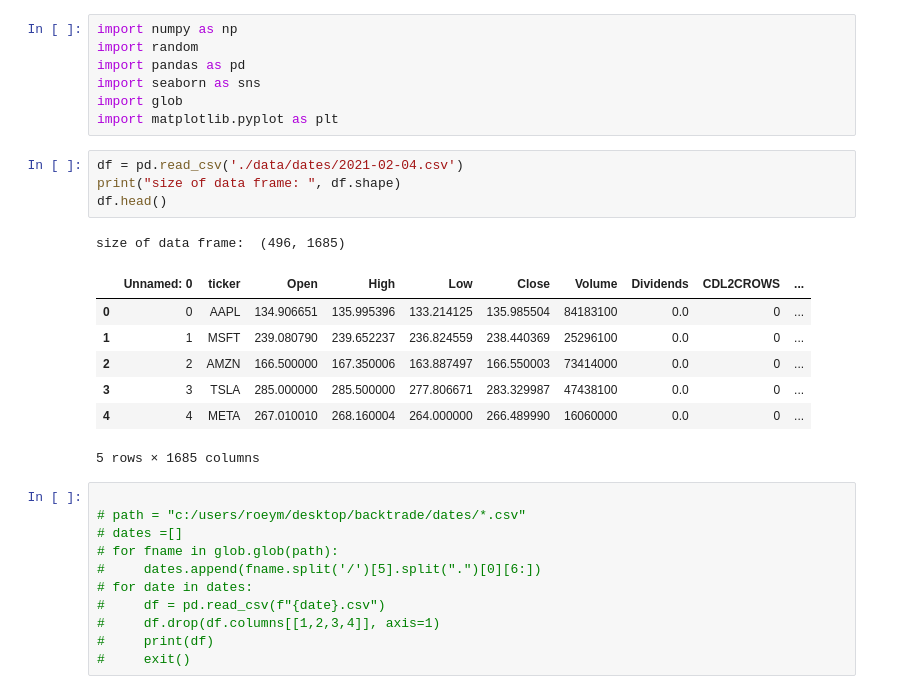
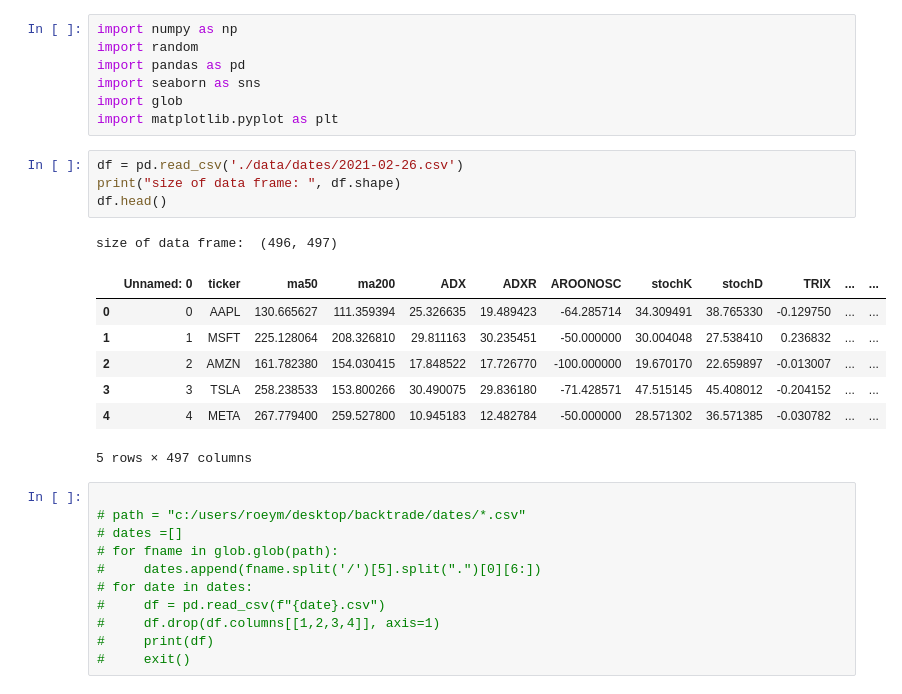
Before and after one commit to roeimichael/BackTrade, a Jupyter notebook: preprocessing observations.ipynb, the cells around one changed output. Cells and saved outputs as stored; diff of their text form.

```diff
--- a/preprocessing observations.ipynb
+++ b/preprocessing observations.ipynb
@@ -6,18 +6,18 @@ import seaborn as sns
 import glob
 import matplotlib.pyplot as plt
 # %%
-df = pd.read_csv('./data/dates/2021-02-04.csv')
+df = pd.read_csv('./data/dates/2021-02-26.csv')
 print("size of data frame: ", df.shape)
 df.head()
 # %% [output]
-size of data frame:  (496, 1685)
+size of data frame:  (496, 497)
-|  | Unnamed: 0 | ticker | Open | High | Low | Close | Volume | Dividends | CDL2CROWS | ... |
-| 0 | 0 | AAPL | 134.906651 | 135.995396 | 133.214125 | 135.985504 | 84183100 | 0.0 | 0 | ... |
-| 1 | 1 | MSFT | 239.080790 | 239.652237 | 236.824559 | 238.440369 | 25296100 | 0.0 | 0 | ... |
-| 2 | 2 | AMZN | 166.500000 | 167.350006 | 163.887497 | 166.550003 | 73414000 | 0.0 | 0 | ... |
-| 3 | 3 | TSLA | 285.000000 | 285.500000 | 277.806671 | 283.329987 | 47438100 | 0.0 | 0 | ... |
-| 4 | 4 | META | 267.010010 | 268.160004 | 264.000000 | 266.489990 | 16060000 | 0.0 | 0 | ... |
+|  | Unnamed: 0 | ticker | ma50 | ma200 | ADX | ADXR | AROONOSC | stochK | stochD | TRIX | ... | ... |
+| 0 | 0 | AAPL | 130.665627 | 111.359394 | 25.326635 | 19.489423 | -64.285714 | 34.309491 | 38.765330 | -0.129750 | ... | ... |
+| 1 | 1 | MSFT | 225.128064 | 208.326810 | 29.811163 | 30.235451 | -50.000000 | 30.004048 | 27.538410 | 0.236832 | ... | ... |
+| 2 | 2 | AMZN | 161.782380 | 154.030415 | 17.848522 | 17.726770 | -100.000000 | 19.670170 | 22.659897 | -0.013007 | ... | ... |
+| 3 | 3 | TSLA | 258.238533 | 153.800266 | 30.490075 | 29.836180 | -71.428571 | 47.515145 | 45.408012 | -0.204152 | ... | ... |
+| 4 | 4 | META | 267.779400 | 259.527800 | 10.945183 | 12.482784 | -50.000000 | 28.571302 | 36.571385 | -0.030782 | ... | ... |
-5 rows × 1685 columns
+5 rows × 497 columns
 # %%
 
 # path = "c:/users/roeym/desktop/backtrade/dates/*.csv"
```
Also changed, not shown: parts of 9 cells of this notebook, 9 other files.
